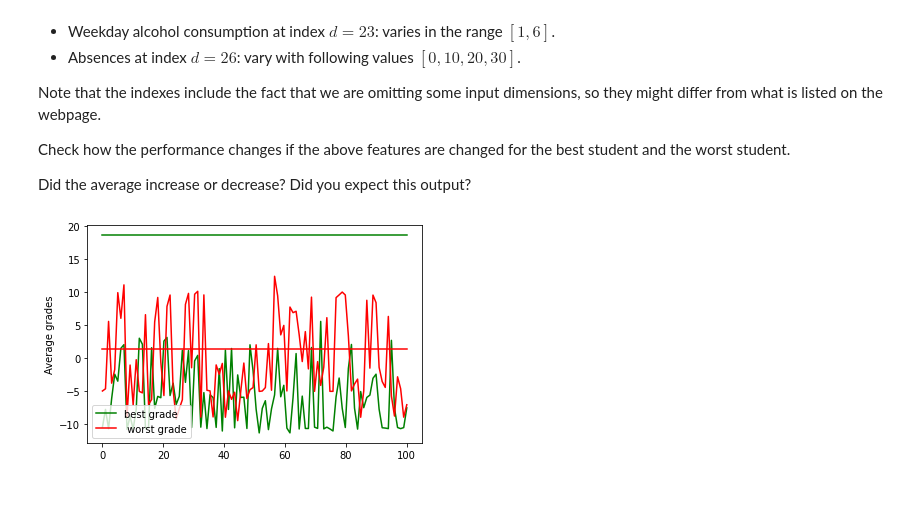
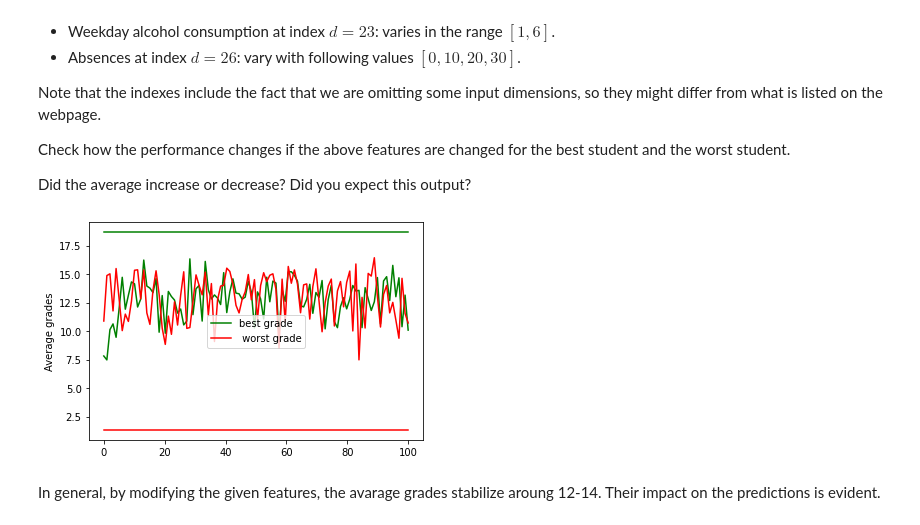
Before and after one commit to gparri610/Deep-Learning-FS24, a Jupyter notebook: DL-Assignment04.ipynb, the cells around one changed output. Saved outputs shown, nothing was run; the diff lists cells and outputs as text; code cells hidden in the pictures; blank space fills up the shorter version.

```diff
--- a/DL-Assignment04.ipynb
+++ b/DL-Assignment04.ipynb
@@ -140,6 +140,8 @@ min_val = [numpy.min(x) for x in X_orig[1:,:]]
 max_val = [numpy.max(x) for x in X_orig[1:,:]]
 # assure to handle x_0 correctly
 def normalize(x, min_val, max_val):
+  if len(x.shape) == 1:
+    x = x.reshape(-1, 1)
   # normalize the given data with the given minimum and maximum values
   for d in range(1,len(min_val)):
     x[d,:] -= min_val[d]
@@ -455,33 +457,35 @@ def change_values(data , idx, range_type, R):
     elif range_type == "disc":
         data.iloc[0, idx] = numpy.random.choice(R)
         data.iloc[1, idx] = numpy.random.choice(R)
 
 R = [[1,4], [0, 3], [-1, 1], [1,6], [0, 10, 20, 30]]
 style = numpy.array(["cont", "cont", "disc", "cont", "disc"])
 
 BEST = []
 WORST = []
 n_r = 100
 for e in range(n_r):
     for i,d in enumerate([10, 11, 19, 23, 26]):
         change_values(df, d,style[i], R[i])
-    BEST.append(numpy.average(network(df.iloc[0, 1:].values.T, Theta3)[0]))
-    WORST.append(numpy.average(network(df.iloc[1, 1:].values.T, Theta3)[0]))
+    BEST.append(numpy.average(network(normalize(df.iloc[0, 1:].values.T, min_val, max_val), Theta3)[0]))
+    WORST.append(numpy.average(network(normalize(df.iloc[1, 1:].values.T, min_val, max_val), Theta3)[0]))
 # run this with the 5 modifications and their according to values as seen above for both top and bottom student
 
 
 pyplot.plot(numpy.linspace(0,n_r, n_r), BEST, color = "g")
 pyplot.plot(numpy.linspace(0,n_r, n_r), WORST, color = "r")
 pyplot.plot(numpy.linspace(0,n_r, n_r), [current_best_score]*n_r, color = "g", label='best grade')
 pyplot.plot(numpy.linspace(0,n_r, n_r), [current_worst_score]*n_r, color = "r", label=' worst grade')
 pyplot.legend()
 pyplot.ylabel('Average grades')
 pyplot.show()
 
 # new_grades_best = network(df.iloc[0, 1:].values.T, Theta3)[0]
 # new_grades_worst = network(df.iloc[1, 1:].values.T, Theta3)[0]
 
 # print("The average of the best student was", current_best_score , "now is:", numpy.average(new_grades_best))
 # print("The average of the worst student was", current_worst_score , "now is:", numpy.average(new_grades_worst))
 # %% [output]
-[figure, old version]
+[figure, new version]
+# %% [markdown]
+In general, by modifying the given features, the avarage grades stabilize aroung 12-14. Their impact on the predictions is evident.
```
Also changed, not shown: parts of 2 cells of this notebook.
